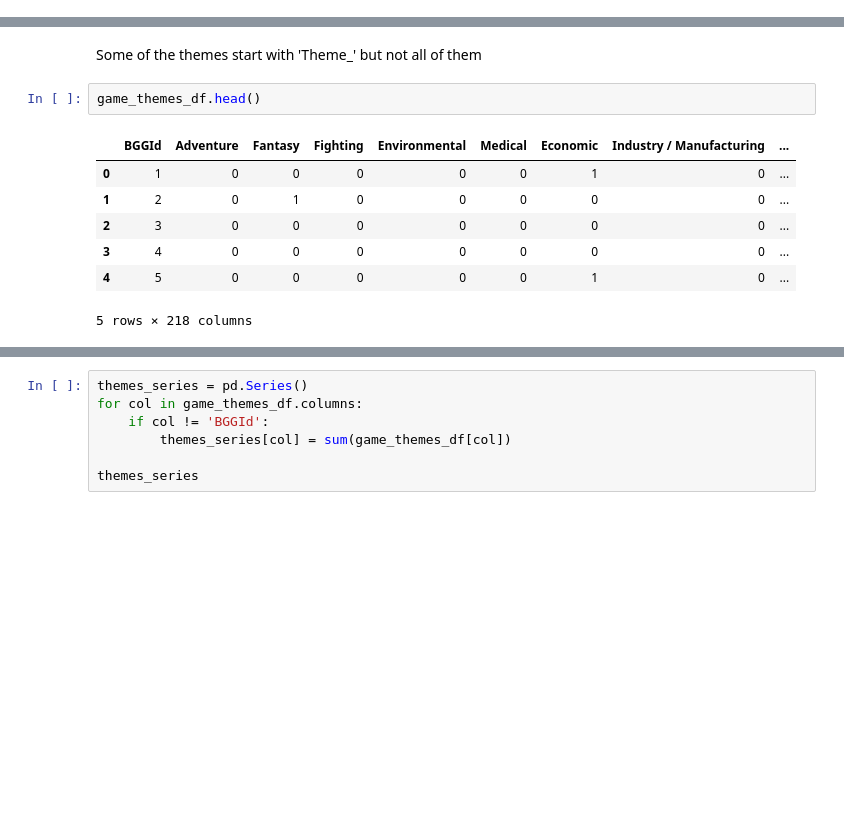
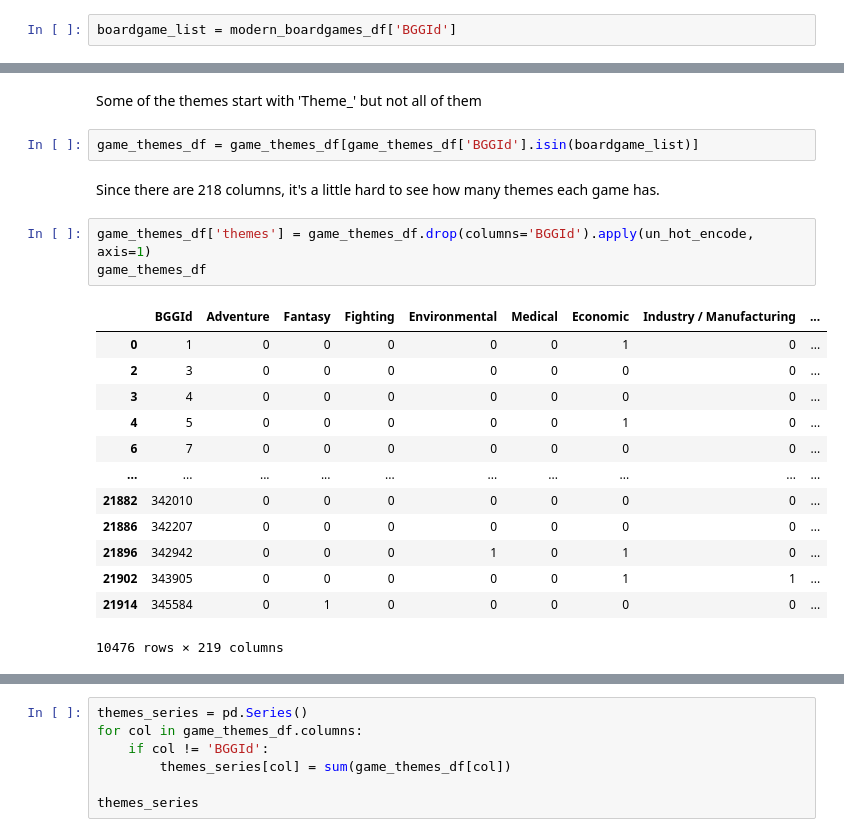
Before and after one commit to mcumiskey/Meeple-Matchmaker, a Jupyter notebook: EDA.ipynb, the cells around one changed output, grey strips where cells are left out. Saved outputs shown, nothing was run; the diff lists cells and outputs as text; blank space fills up the shorter version.

```diff
--- a/EDA.ipynb
+++ b/EDA.ipynb
@@ -129,3 +139,5 @@ modern_boardgames_df = modern_boardgames_df.drop(columns=['Family'])
+# %%
+boardgame_list = modern_boardgames_df['BGGId']
 # %% [markdown]
 ## How Many Ratings Does Each Game Have?
 # %%
@@ -478,13 +526,24 @@ fig.show()
 # Game Themes
 # %% [markdown]
 Some of the themes start with 'Theme_' but not all of them
-# %%
-game_themes_df.head()
-# %% [output]
-|  | BGGId | Adventure | Fantasy | Fighting | Environmental | Medical | Economic | Industry / Manufacturing | ... |
-| 0 | 1 | 0 | 0 | 0 | 0 | 0 | 1 | 0 | ... |
-| 1 | 2 | 0 | 1 | 0 | 0 | 0 | 0 | 0 | ... |
-| 2 | 3 | 0 | 0 | 0 | 0 | 0 | 0 | 0 | ... |
-| 3 | 4 | 0 | 0 | 0 | 0 | 0 | 0 | 0 | ... |
-| 4 | 5 | 0 | 0 | 0 | 0 | 0 | 1 | 0 | ... |
-5 rows × 218 columns
+# %%
+game_themes_df = game_themes_df[game_themes_df['BGGId'].isin(boardgame_list)]
+# %% [markdown]
+Since there are 218 columns, it's a little hard to see how many themes each game has.
+# %%
+game_themes_df['themes'] = game_themes_df.drop(columns='BGGId').apply(un_hot_encode, axis=1)
+game_themes_df
+# %% [output]
+|  | BGGId | Adventure | Fantasy | Fighting | Environmental | Medical | Economic | Industry / Manufacturing | ... |
+| 0 | 1 | 0 | 0 | 0 | 0 | 0 | 1 | 0 | ... |
+| 2 | 3 | 0 | 0 | 0 | 0 | 0 | 0 | 0 | ... |
+| 3 | 4 | 0 | 0 | 0 | 0 | 0 | 0 | 0 | ... |
+| 4 | 5 | 0 | 0 | 0 | 0 | 0 | 1 | 0 | ... |
+| 6 | 7 | 0 | 0 | 0 | 0 | 0 | 0 | 0 | ... |
+| ... | ... | ... | ... | ... | ... | ... | ... | ... | ... |
+| 21882 | 342010 | 0 | 0 | 0 | 0 | 0 | 0 | 0 | ... |
+| 21886 | 342207 | 0 | 0 | 0 | 0 | 0 | 0 | 0 | ... |
+| 21896 | 342942 | 0 | 0 | 0 | 1 | 0 | 1 | 0 | ... |
+| 21902 | 343905 | 0 | 0 | 0 | 0 | 0 | 1 | 1 | ... |
+| 21914 | 345584 | 0 | 1 | 0 | 0 | 0 | 0 | 0 | ... |
+10476 rows × 219 columns
```
Also changed, not shown: parts of 11 cells of this notebook, 5 other files.
